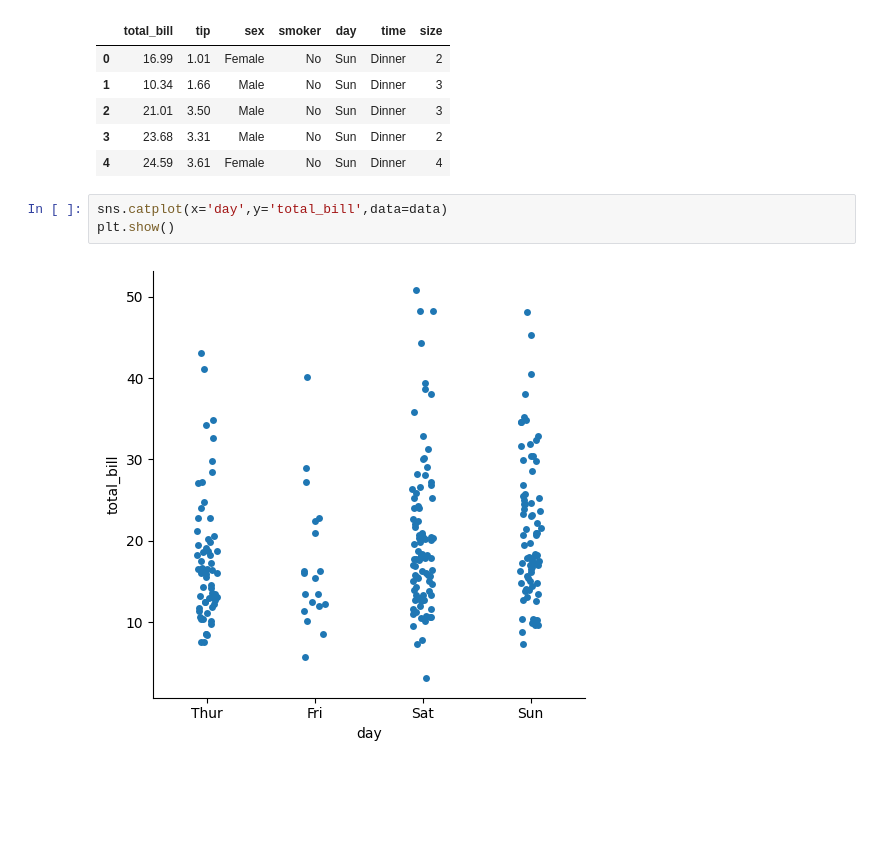
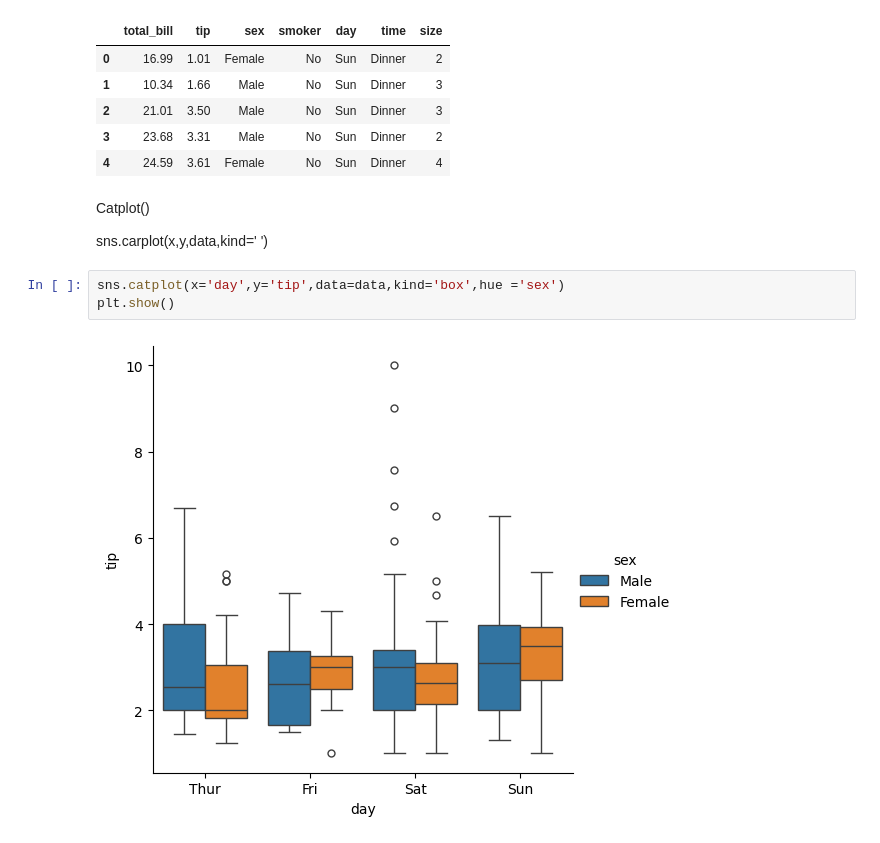
Before and after one commit to MithunKumarRajak/Machine-Learning, a Jupyter notebook: Seaborn/Categorical_Plot.ipynb, the cells around one changed output. Cells and saved outputs as stored; diff of their text form; blank space fills up the shorter version.

Commit message:
added about the categorical plots

```diff
--- a/Seaborn/Categorical_Plot.ipynb
+++ b/Seaborn/Categorical_Plot.ipynb
@@ -38,8 +35,12 @@ data.head()
 | 2 | 21.01 | 3.50 | Male | No | Sun | Dinner | 3 |
 | 3 | 23.68 | 3.31 | Male | No | Sun | Dinner | 2 |
 | 4 | 24.59 | 3.61 | Female | No | Sun | Dinner | 4 |
+# %% [markdown]
+Catplot()
+
+sns.carplot(x,y,data,kind=' ')
 # %%
-sns.catplot(x='day',y='total_bill',data=data)
+sns.catplot(x='day',y='tip',data=data,kind='box',hue ='sex')
 plt.show()
 # %% [output]
-[figure, old version]
+[figure, new version]
```
Also changed, not shown: parts of 17 cells of this notebook, 1 other file.
